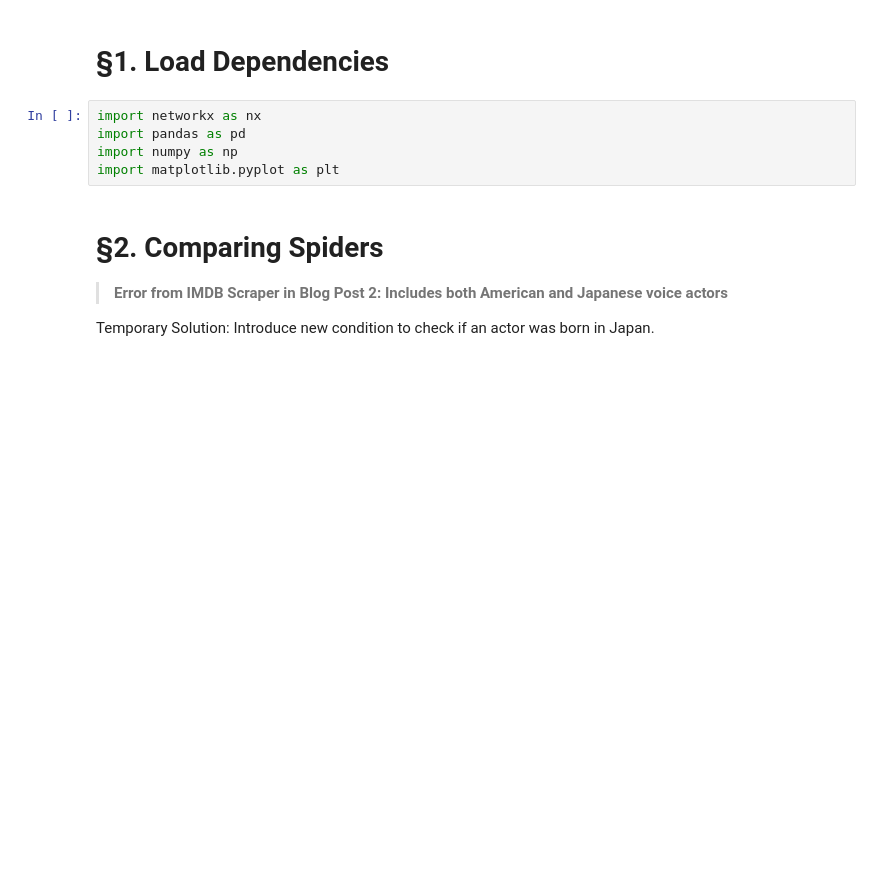
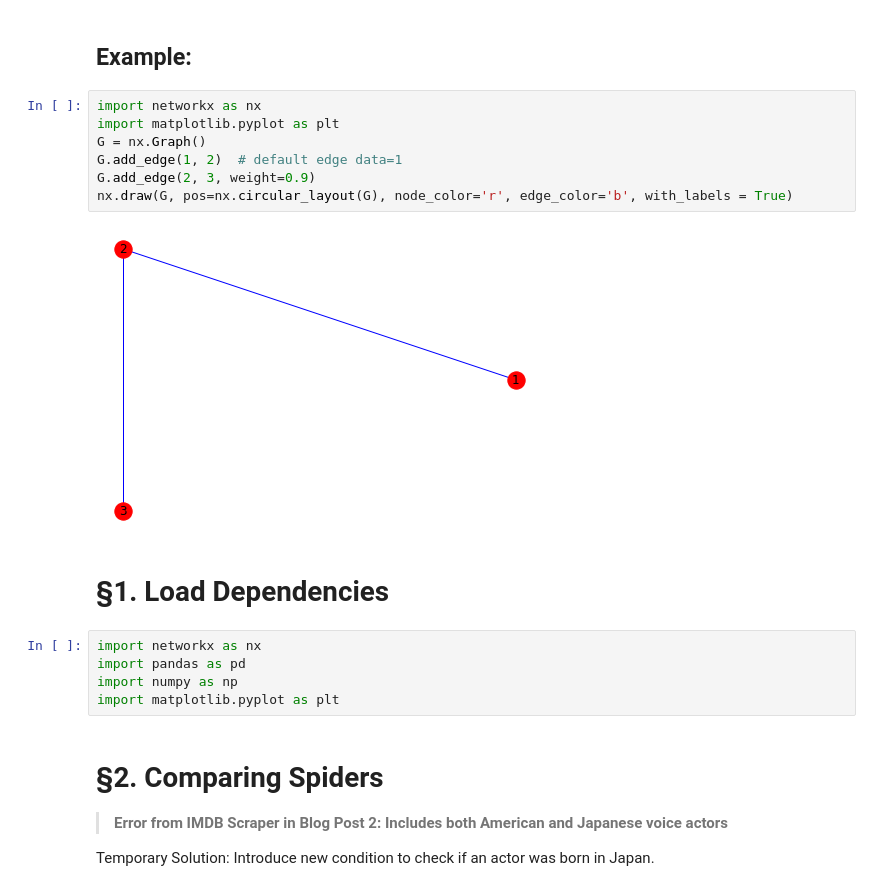
Before and after one commit to qianzach/PIC16B_Project, a Jupyter notebook: Test.ipynb, the cells around one changed output. Drawn from its saved outputs; the diff is of its cells as text; blank space fills up the shorter version.

```diff
--- a/Test.ipynb
+++ b/Test.ipynb
@@ -1,3 +5,14 @@
+# %% [markdown]
+## Example:
+# %%
+import networkx as nx
+import matplotlib.pyplot as plt
+G = nx.Graph()
+G.add_edge(1, 2)  # default edge data=1
+G.add_edge(2, 3, weight=0.9)
+nx.draw(G, pos=nx.circular_layout(G), node_color='r', edge_color='b', with_labels = True)
+# %% [output]
+[figure, added]
 # %% [markdown]
 # §1. Load Dependencies
 # %%
```
Also changed, not shown: parts of 2 cells of this notebook.
